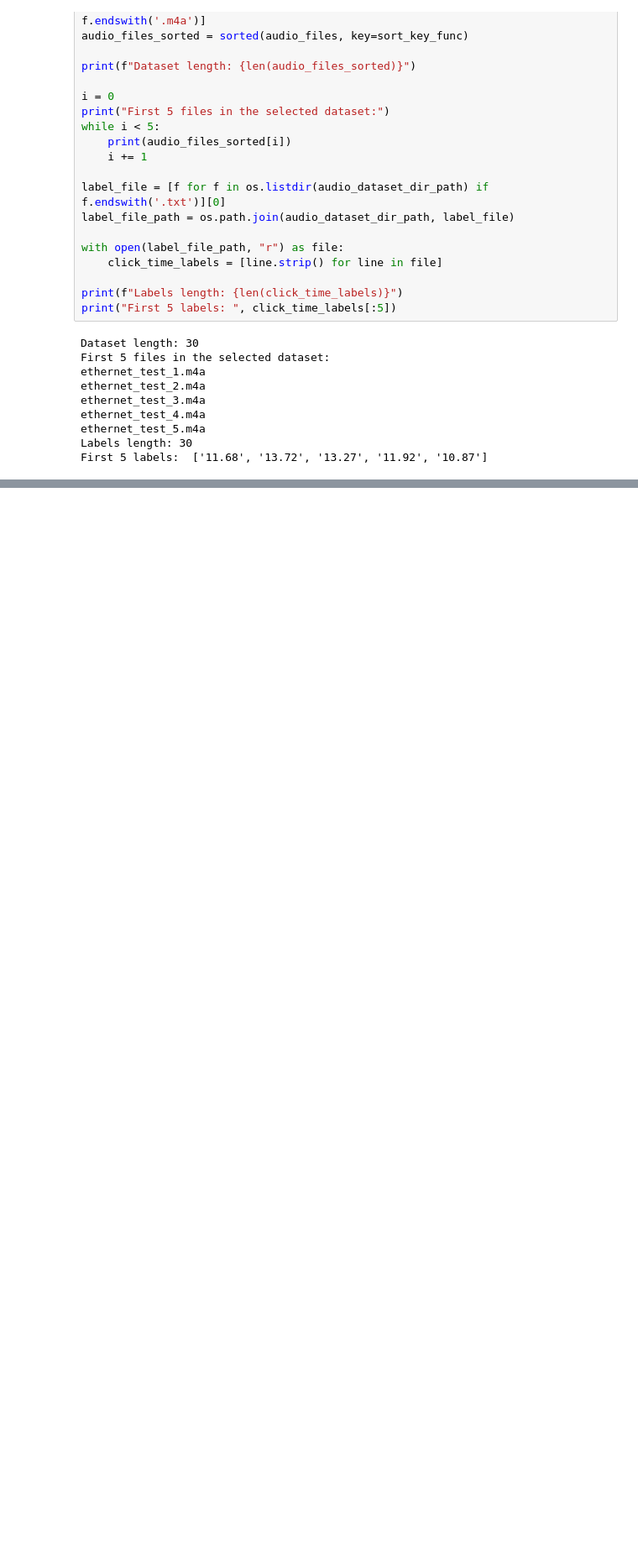
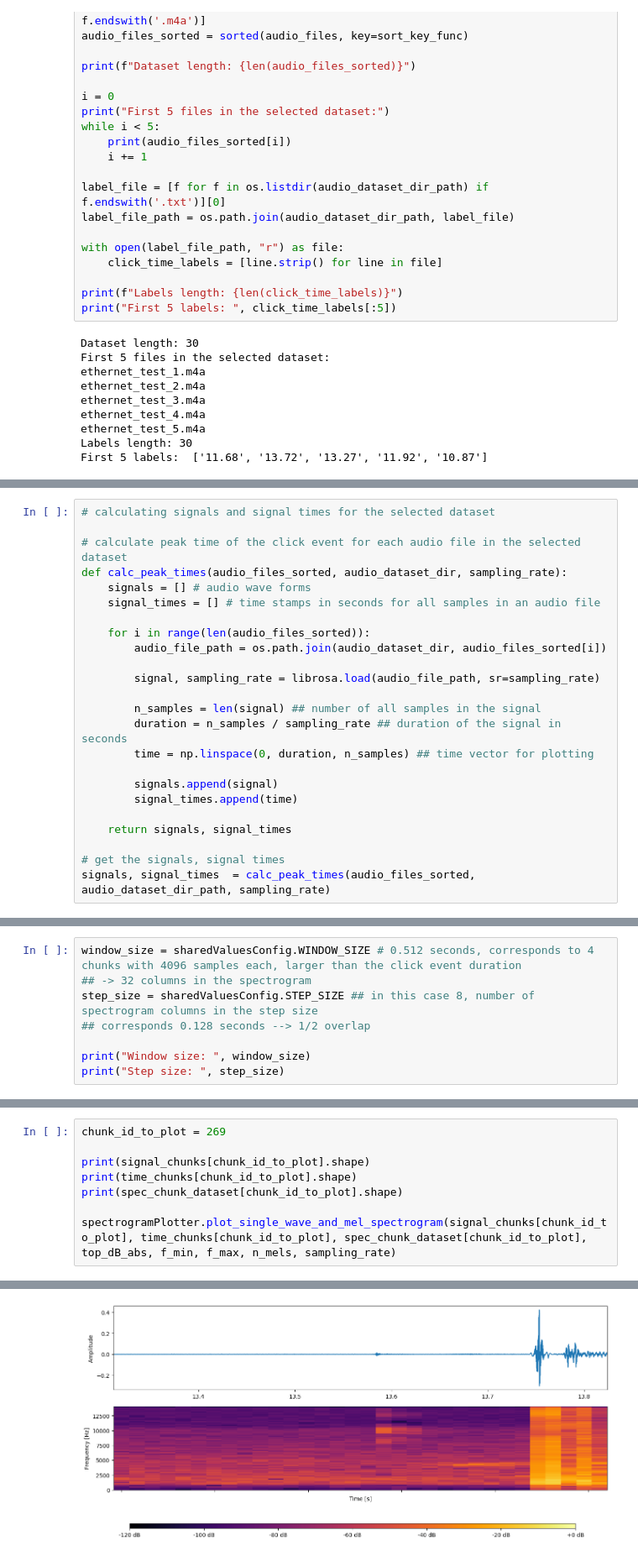
Before and after one commit to matteoseidl/Electrical_Connector_Click-Event_Detection, a Jupyter notebook: 01_Dataset/preprocessSingleClickAudioTest.ipynb, the cells around one changed output, grey strips where cells are left out. Shown at 84% size. Cells and saved outputs as stored; diff of their text form; blank space fills up the shorter version.

```diff
--- a/01_Dataset/preprocessSingleClickAudioTest.ipynb
+++ b/01_Dataset/preprocessSingleClickAudioTest.ipynb
@@ -121,0 +155,24 @@ top_dB_abs = sharedValuesConfig.TOP_DB_ABS ## maximum dB value
+# %%
+# calculating signals and signal times for the selected dataset
+
+# calculate peak time of the click event for each audio file in the selected dataset
+def calc_peak_times(audio_files_sorted, audio_dataset_dir, sampling_rate):
+    signals = [] # audio wave forms
+    signal_times = [] # time stamps in seconds for all samples in an audio file
+
+    for i in range(len(audio_files_sorted)):
+        audio_file_path = os.path.join(audio_dataset_dir, audio_files_sorted[i])
+
+        signal, sampling_rate = librosa.load(audio_file_path, sr=sampling_rate)
+
+        n_samples = len(signal) ## number of all samples in the signal
+        duration = n_samples / sampling_rate ## duration of the signal in seconds
+        time = np.linspace(0, duration, n_samples) ## time vector for plotting
+
+        signals.append(signal)
+        signal_times.append(time)
+
+    return signals, signal_times
+
+# get the signals, signal times
+signals, signal_times  = calc_peak_times(audio_files_sorted, audio_dataset_dir_path, sampling_rate)
@@ -121,0 +188,8 @@ top_dB_abs = sharedValuesConfig.TOP_DB_ABS ## maximum dB value
+# %%
+window_size = sharedValuesConfig.WINDOW_SIZE # 0.512 seconds, corresponds to 4 chunks with 4096 samples each, larger than the click event duration
+## -> 32 columns in the spectrogram
+step_size = sharedValuesConfig.STEP_SIZE ## in this case 8, number of spectrogram columns in the step size
+## corresponds 0.128 seconds --> 1/2 overlap
+
+print("Window size: ", window_size)
+print("Step size: ", step_size)
@@ -121,0 +287,9 @@ top_dB_abs = sharedValuesConfig.TOP_DB_ABS ## maximum dB value
+# %%
+chunk_id_to_plot = 269
+
+print(signal_chunks[chunk_id_to_plot].shape)
+print(time_chunks[chunk_id_to_plot].shape)
+print(spec_chunk_dataset[chunk_id_to_plot].shape)
+
+spectrogramPlotter.plot_single_wave_and_mel_spectrogram(signal_chunks[chunk_id_to_plot], time_chunks[chunk_id_to_plot], spec_chunk_dataset[chunk_id_to_plot], top_dB_abs, f_min, f_max, n_mels, sampling_rate)
+# %% [output]
@@ -121,0 +299 @@ top_dB_abs = sharedValuesConfig.TOP_DB_ABS ## maximum dB value
+[figure, added]
```
Also changed, not shown: parts of 8 cells of this notebook, 2 other files.
